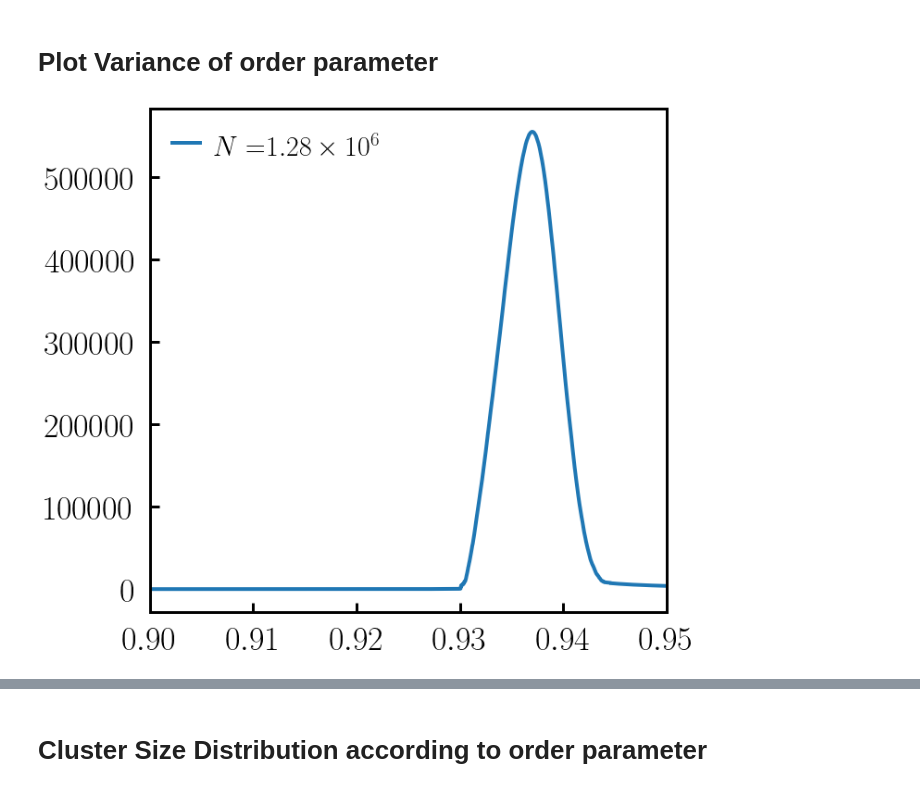
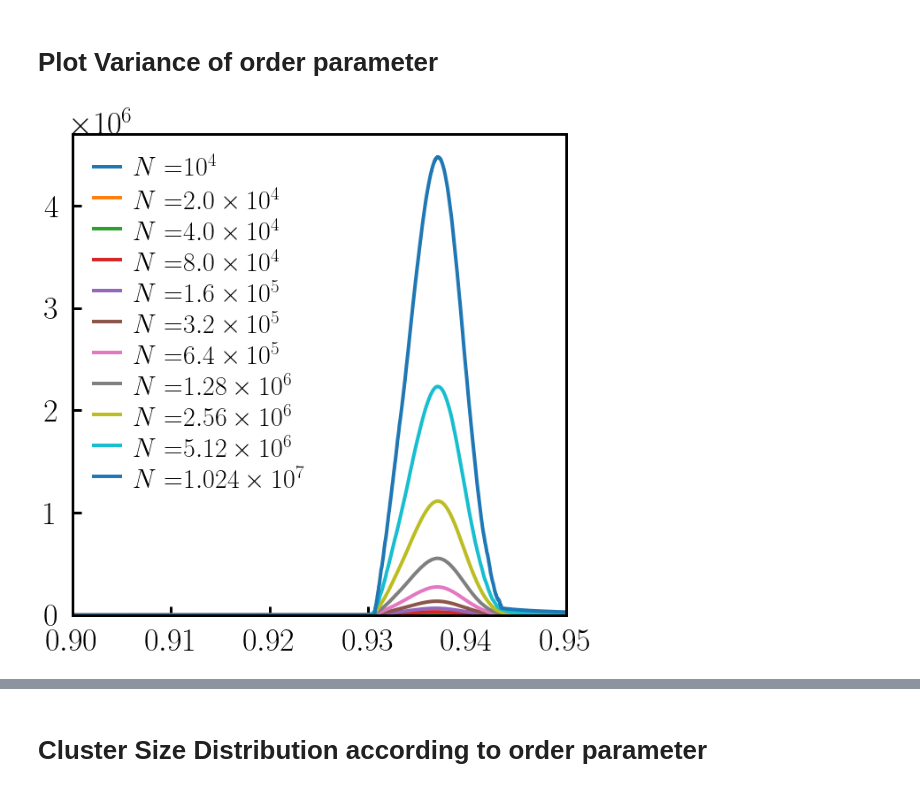
Before and after one commit to hoyunchoi/mBFW-Git, a Jupyter notebook: main-plot.ipynb, the cells around one changed output, grey strips where cells are left out. Cells and saved outputs as stored; diff of their text form; code cells hidden in the pictures.

```diff
--- a/main-plot.ipynb
+++ b/main-plot.ipynb
@@ -25,6 +25,7 @@ meanClusterSize = {}
 meanClusterSize_trial = {}
 orderParameter = {}
 orderParameter_trial = {}
+inflection = {}
 orderParameterVariance = {}
 orderParameterVariance_trial = {}
 # %%
@@ -62,31 +66,11 @@ for networkSize in networkSizeList:
     t = time[networkSize][start:end]
     ax.plot(t, op, label = latexString("N=") + latexSci(networkSize))
 
-    # Smooth order parameter curve
-    smoothedOP = np.zeros(len(op))
-    smoothedOP[1:-1] = op[1:-1] + op[2:] + op[:-2]
-    smoothedOP /= 3
-    smoothedOP[0] = op[0]; smoothedOP[-1] = op[-1]
+    inflectionTime, inflectionOP, t_a = inflection[networkSize, acceptanceThreshold]
+    ax.plot(inflectionTime, inflectionOP, 'ko', markersize = 10)
+    ax.plot([t_a, t_a+(inflectionTime - t_a)/inflectionOP], [0, 1], 'k--', linewidth = 2)
+    print("N=",networkSize," t_a:", t_a)
 
-    # Find maximum slope point
-    maxSlope = 0
-    maxT = 0
-    maxM = 0
-    # deltaT = 1/networkSize
-    for i in range(len(smoothedOP)-1):
-        slope = smoothedOP[i+1]-smoothedOP[i]
-        if (maxSlope < slope):
-            maxSlope = slope
-            maxT = (t[i+1] + t[i])/2
-            maxM = (smoothedOP[i+1] + smoothedOP[i])/2
-    maxSlope *= networkSize
-    ax.plot(maxT, maxM, 'ko', markersize = 10)
-    t_a = maxT-maxM/maxSlope
-    print(t_a)
-    ax.plot([t_a, maxT+(1-maxM)/maxSlope],[0,1], 'k--', linewidth=2)
-
-    print(time[networkSize][int(t_a*networkSize)])
-    # print(m_a)
 ax.set_xlim(xlim)
 ax.set_ylim(ylim)
 
@@ -117,24 +95,22 @@ plt.show()
 # %%
 _, ax = plt.subplots(figsize = (10,10))
 
 acceptanceThreshold = 0.5
 xlim = [0.9, 0.95]
-# ylim = [0,1]
-# for networkSize in networkSizeList:
-for networkSize in [1.28e6]:
-    networkSize = 1.28e6
+for networkSize in networkSizeList:
+# for networkSize in [1.28e6]:
     start = int(xlim[0] * networkSize)
     end = int(xlim[1] * networkSize)
     opv = orderParameterVariance[networkSize, acceptanceThreshold][start:end]
     t = time[networkSize][start:end]
     ax.plot(t, opv, label = latexString("N=") + latexSci(networkSize))
 
 
 ax.set_xlim(xlim)
-# ax.set_ylim(ylim)
+ax.set_ylim(bottom = 0)
 
 ax.legend(loc = "upper left", fontsize = 30)
 
 plt.show()
 # %% [output]
-[figure, old version]
+[figure, new version]
```
Also changed, not shown: parts of 7 cells of this notebook, 1 other file.
